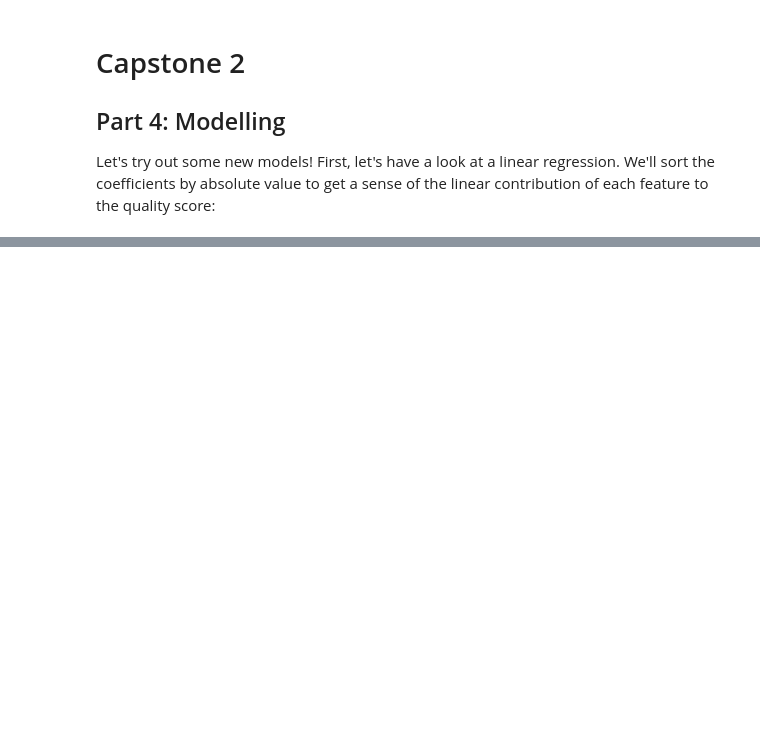
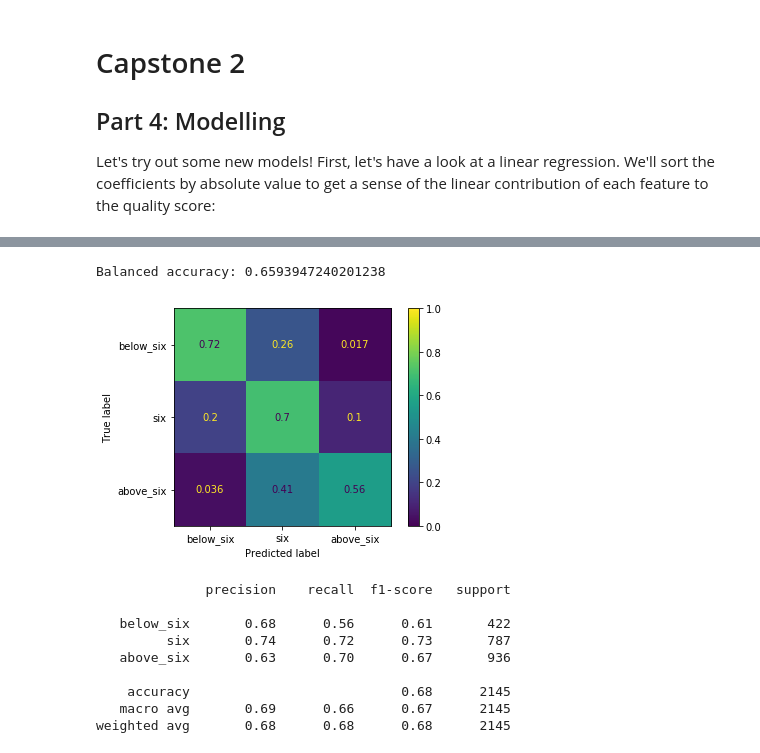
Before and after one commit to jeffkoskulics/Springboard, a Jupyter notebook: Capstone2/notebooks/Modelling.ipynb, the cells around one changed output, grey strips where cells are left out. Saved outputs shown, nothing was run; the diff lists cells and outputs as text; code cells hidden in the pictures; blank space fills up the shorter version.

```diff
--- a/Capstone2/notebooks/Modelling.ipynb
+++ b/Capstone2/notebooks/Modelling.ipynb
@@ -591,0 +137,19 @@ weighted avg       0.43      0.35      0.38      1625
+# %%
+from sklearn.ensemble import RandomForestClassifier
+
+rfc = RandomForestClassifier(random_state = 1, n_jobs=-1)
+rfc.fit(X_train,y_train_reclass)
+
+model_results(rfc,X_test,y_test_reclass)
+# %% [output]
+Balanced accuracy: 0.6593947240201238
+[figure, added]
+              precision    recall  f1-score   support
+
+   below_six       0.68      0.56      0.61       422
+         six       0.74      0.72      0.73       787
+   above_six       0.63      0.70      0.67       936
+
+    accuracy                           0.68      2145
+   macro avg       0.69      0.66      0.67      2145
+weighted avg       0.68      0.68      0.68      2145
```
Also changed, not shown: parts of 58 cells of this notebook.
